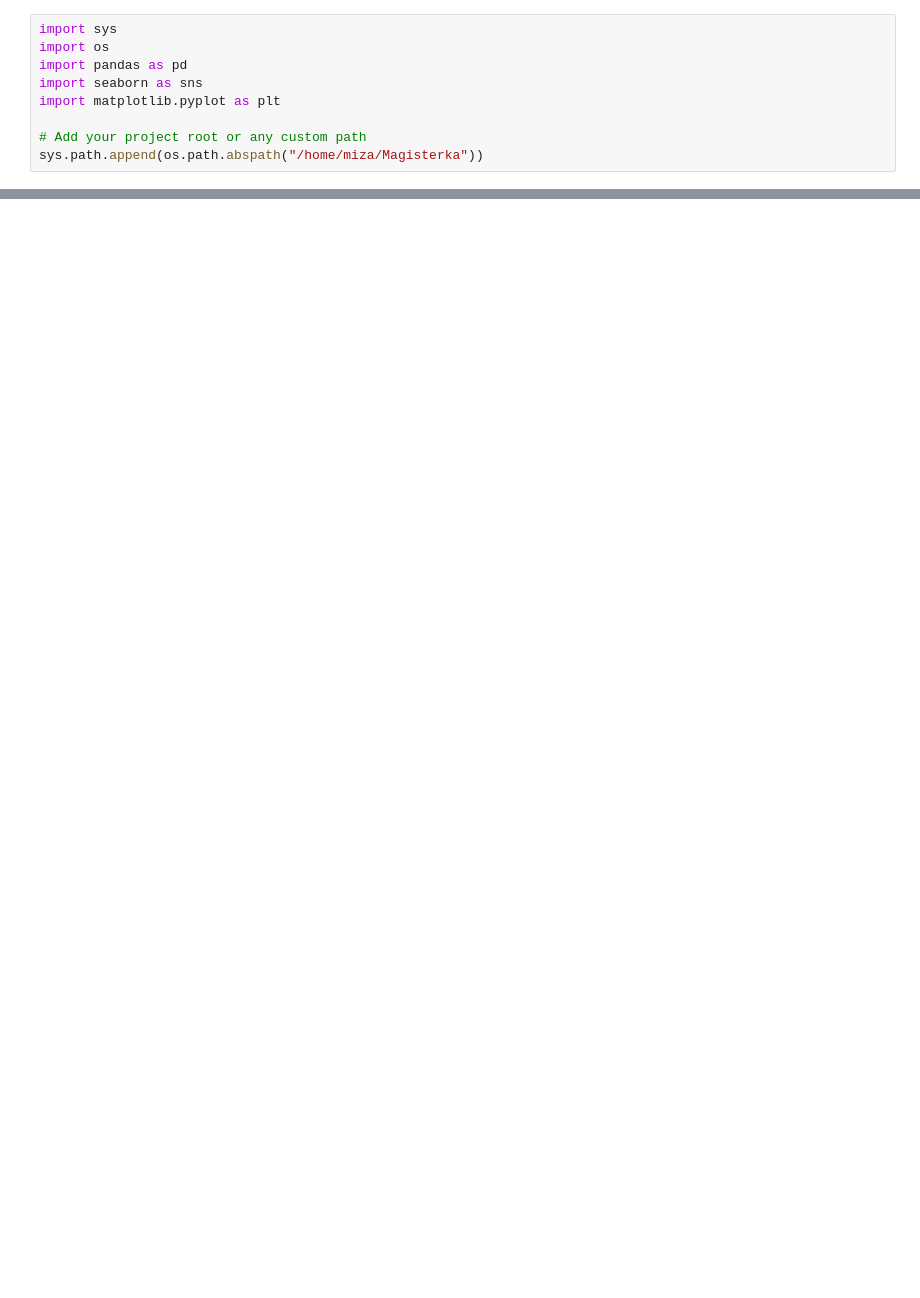
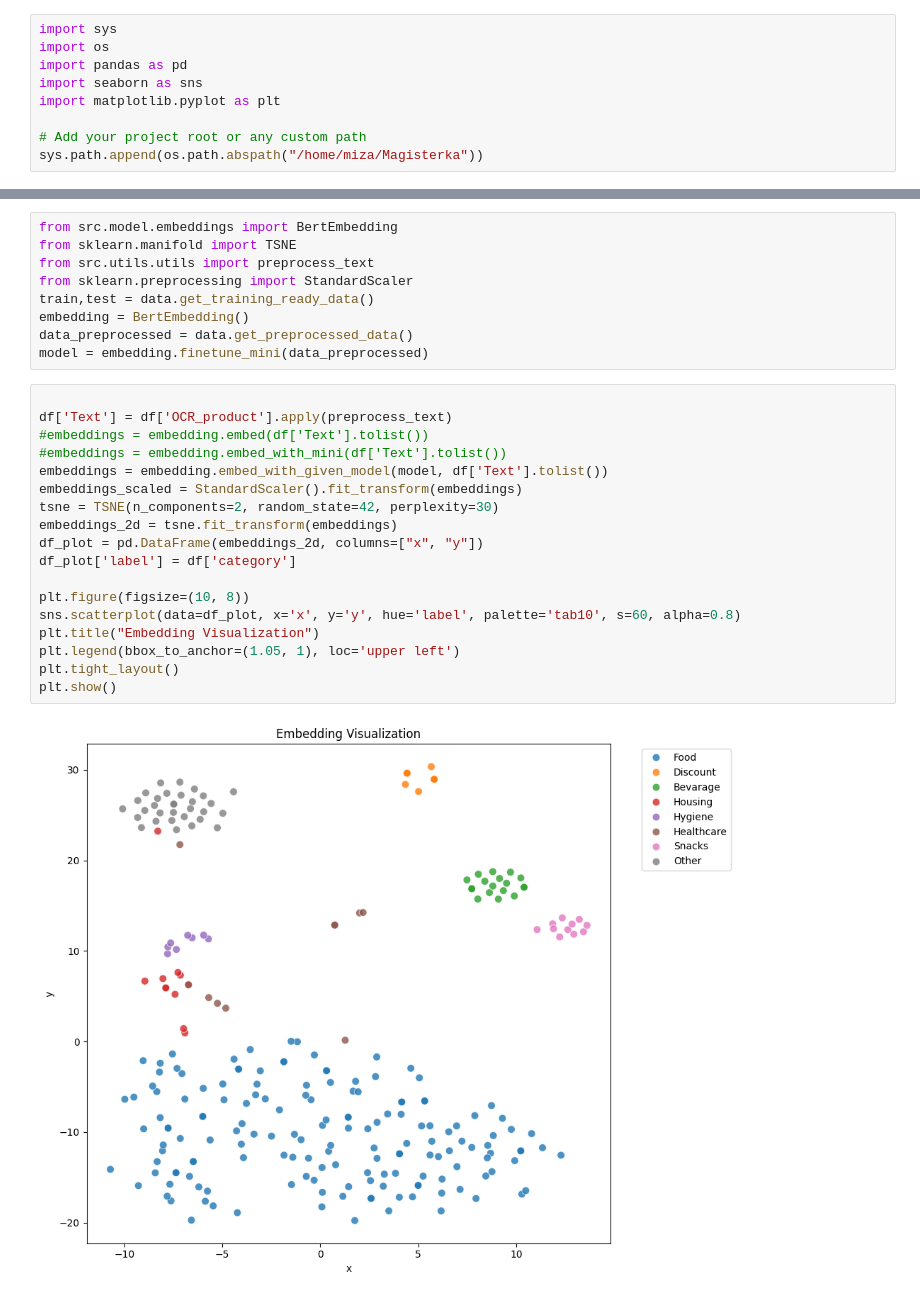
Before and after one commit to mizaqq/Magisterka, a Jupyter notebook: src/analysis/data_analysis.ipynb, the cells around one changed output, grey strips where cells are left out. Cells and saved outputs as stored; diff of their text form; blank space fills up the shorter version.

Commit message:
model update

```diff
--- a/src/analysis/data_analysis.ipynb
+++ b/src/analysis/data_analysis.ipynb
@@ -32,0 +57,29 @@ AttributeError: 'Dataloader' object has no attribute 'balance_gpt_data'
+# %%
+from src.model.embeddings import BertEmbedding
+from sklearn.manifold import TSNE
+from src.utils.utils import preprocess_text
+from sklearn.preprocessing import StandardScaler
+train,test = data.get_training_ready_data()
+embedding = BertEmbedding()
+data_preprocessed = data.get_preprocessed_data()
+model = embedding.finetune_mini(data_preprocessed)
+# %%
+
+df['Text'] = df['OCR_product'].apply(preprocess_text)
+#embeddings = embedding.embed(df['Text'].tolist())
+#embeddings = embedding.embed_with_mini(df['Text'].tolist())
+embeddings = embedding.embed_with_given_model(model, df['Text'].tolist())
+embeddings_scaled = StandardScaler().fit_transform(embeddings)
+tsne = TSNE(n_components=2, random_state=42, perplexity=30)
+embeddings_2d = tsne.fit_transform(embeddings)
+df_plot = pd.DataFrame(embeddings_2d, columns=["x", "y"])
+df_plot['label'] = df['category']
+
+plt.figure(figsize=(10, 8))
+sns.scatterplot(data=df_plot, x='x', y='y', hue='label', palette='tab10', s=60, alpha=0.8)
+plt.title("Embedding Visualization")
+plt.legend(bbox_to_anchor=(1.05, 1), loc='upper left')
+plt.tight_layout()
+plt.show()
+# %% [output]
+[figure, added]
```
Also changed, not shown: parts of 5 cells of this notebook, 15 other files.
